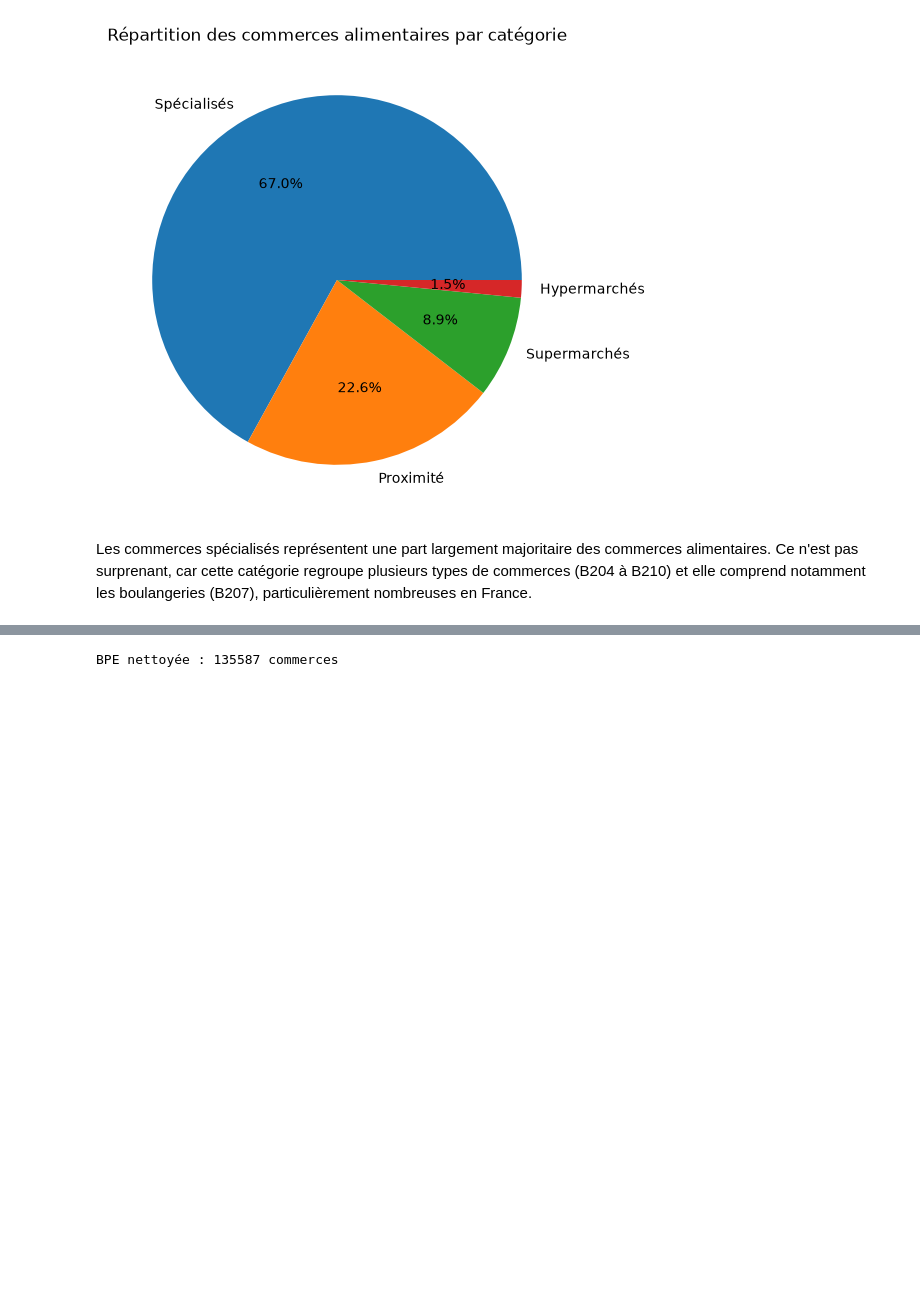
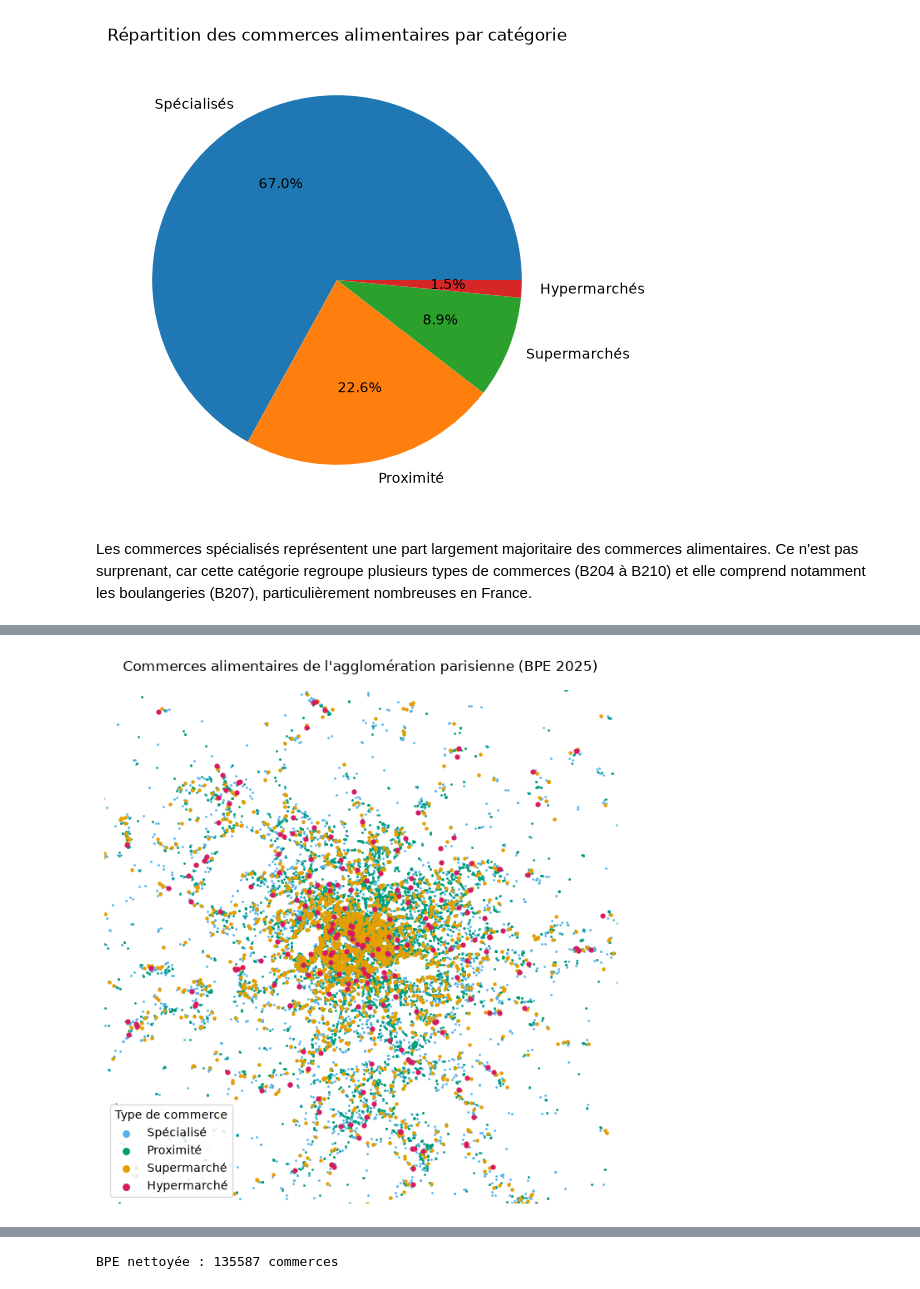
Before and after one commit to Samsamdu86/projet__python_DS, a Jupyter notebook: notebooks/01_nettoyage_bpe.ipynb, the cells around one changed output, grey strips where cells are left out. Drawn from its saved outputs; the diff is of its cells as text; code cells hidden in the pictures; blank space fills up the shorter version.

```diff
--- a/notebooks/01_nettoyage_bpe.ipynb
+++ b/notebooks/01_nettoyage_bpe.ipynb
@@ -313,0 +395,27 @@ ax.set_axis_off()
+# %%
+from shapely.geometry import Point
+import geopandas as gpd
+
+def carte_zoom(gdf, lon, lat, demi_cote_km, titre, tailles):
+    """Carte des commerces par catégorie, centrée sur un point (lon, lat), sur un carré de 2 x demi_cote_km de côté."""
+    centre = gpd.GeoSeries([Point(lon, lat)], crs="EPSG:4326").to_crs(gdf.crs).iloc[0]
+    d = demi_cote_km * 1000
+
+    fig, ax = plt.subplots(figsize=(8, 8))
+    for categorie, couleur in couleurs.items():
+        sous_ensemble = gdf[gdf["categorie"] == categorie]
+        sous_ensemble.plot(ax=ax, color=couleur, markersize=tailles[categorie], label=categorie)
+
+    ax.set_xlim(centre.x - d, centre.x + d)
+    ax.set_ylim(centre.y - d, centre.y + d)
+    legende = ax.legend(loc="lower left", title="Type de commerce")
+    for marqueur in legende.legend_handles:
+        marqueur.set_sizes([30])
+    ax.set_title(titre)
+    ax.set_axis_off()
+# %%
+carte_zoom(bpe_geo, lon=2.35, lat=48.857, demi_cote_km=35,
+           titre="Commerces alimentaires de l'agglomération parisienne (BPE 2025)",
+           tailles={"Spécialisé": 1, "Proximité": 1, "Supermarché": 5, "Hypermarché": 12})
+# %% [output]
+[figure, added]
```
Also changed, not shown: parts of 11 cells of this notebook.
